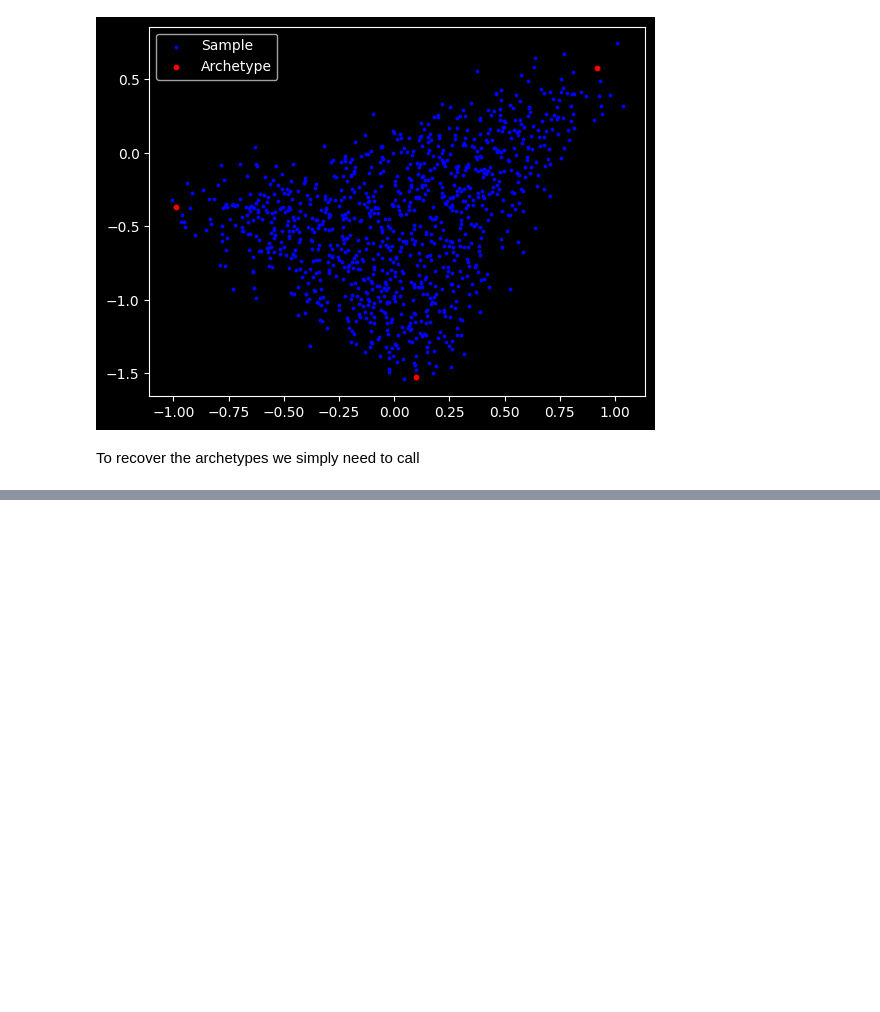
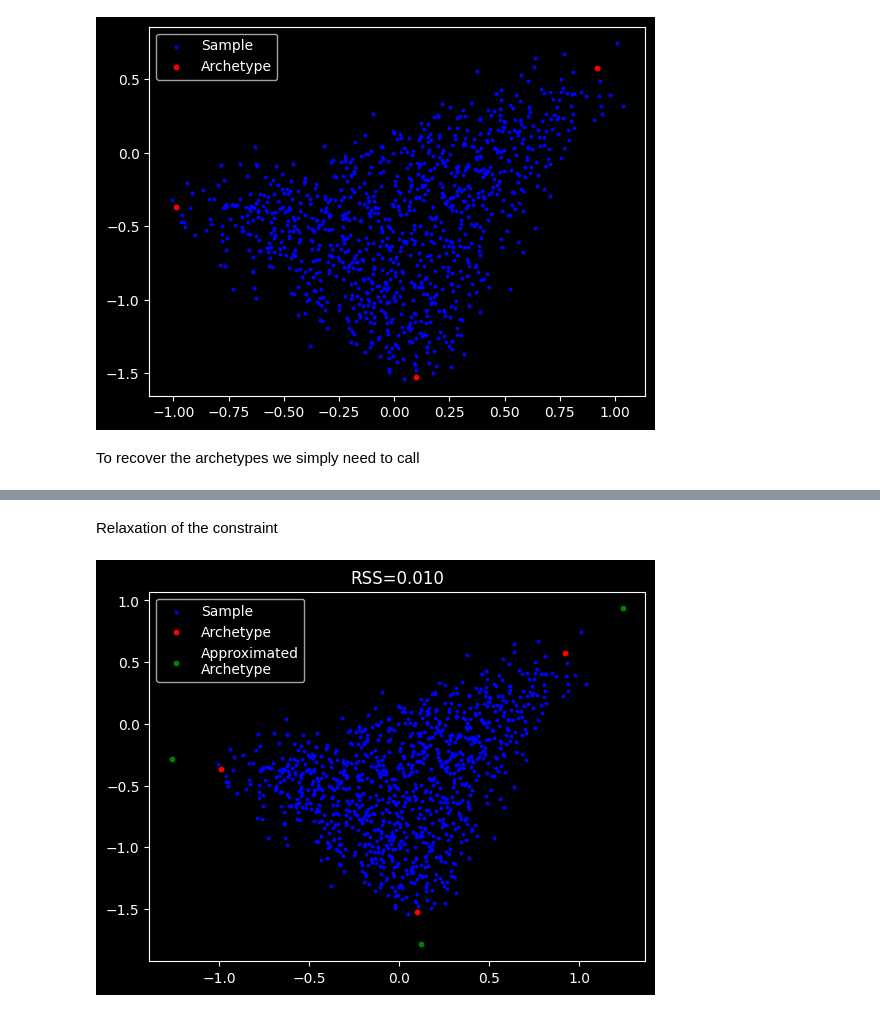
Before and after one commit to saezlab/ParTIpy, a Jupyter notebook: docs/notebooks/archetypal_analysis.ipynb, the cells around one changed output, grey strips where cells are left out. Cells and saved outputs as stored; diff of their text form; code cells hidden in the pictures; blank space fills up the shorter version.

Commit message:
adding relaxation of sum to 1 constraint for B matrix

```diff
--- a/docs/notebooks/archetypal_analysis.ipynb
+++ b/docs/notebooks/archetypal_analysis.ipynb
@@ -46,0 +48,15 @@ plt.show()
+# %% [markdown]
+Relaxation of the constraint
+# %%
+AA_object = pt.AA(n_archetypes=3, delta=0.25)
+AA_object.fit(X)
+Z_hat = AA_object.Z
+
+plt.scatter(x=X[:, 0], y=X[:, 1], s=3, c="blue", label="Sample")
+plt.scatter(x=Z[:, 0], y=Z[:, 1], s=10, c="red", label="Archetype")
+plt.scatter(x=Z_hat[:, 0], y=Z_hat[:, 1], s=10, c="green", label="Approximated\nArchetype")
+plt.title(f"RSS={AA_object.RSS:.3f}")
+plt.legend()
+plt.show()
+# %% [output]
+[figure, added]
```
Also changed, not shown: parts of 1 cell of this notebook, 8 other files.
